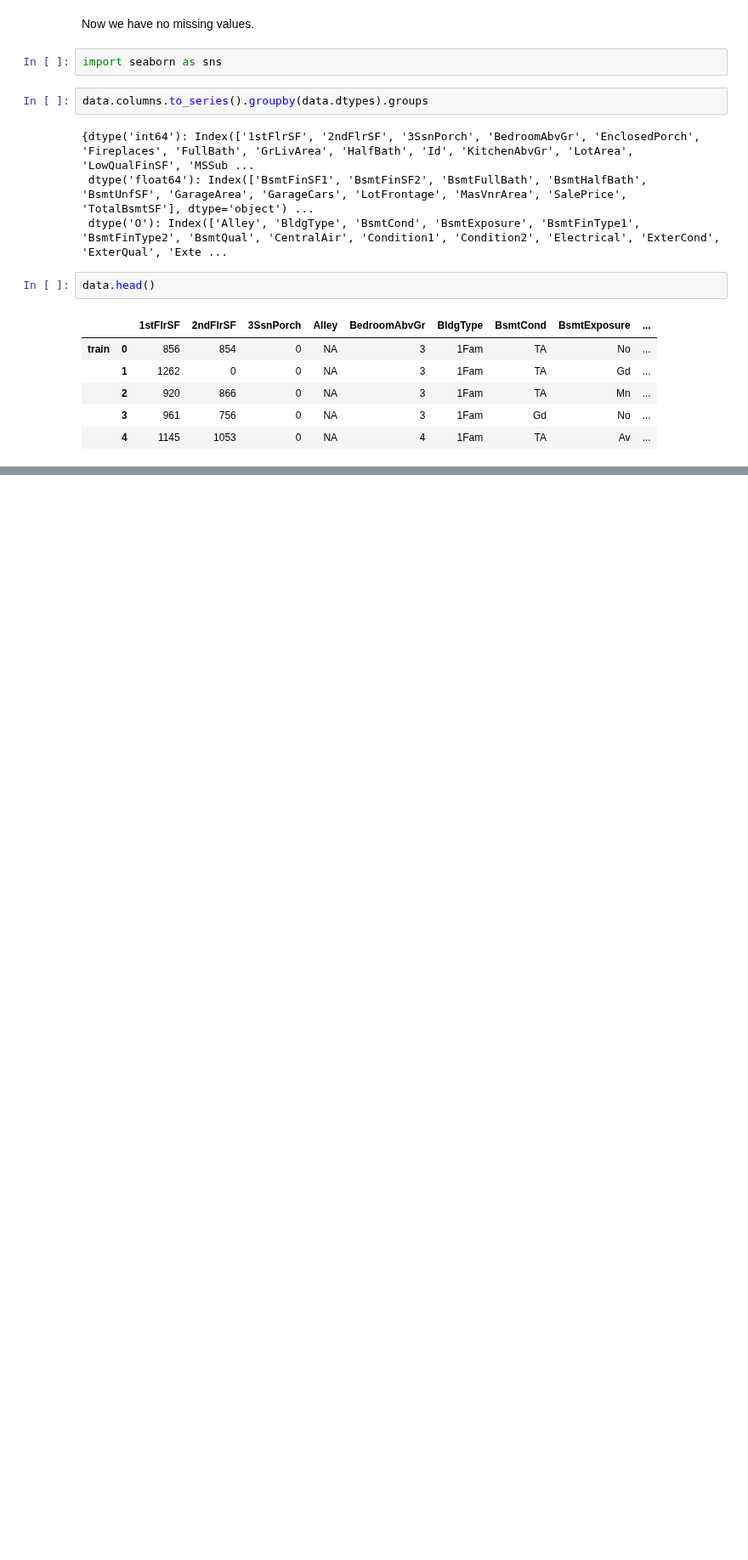
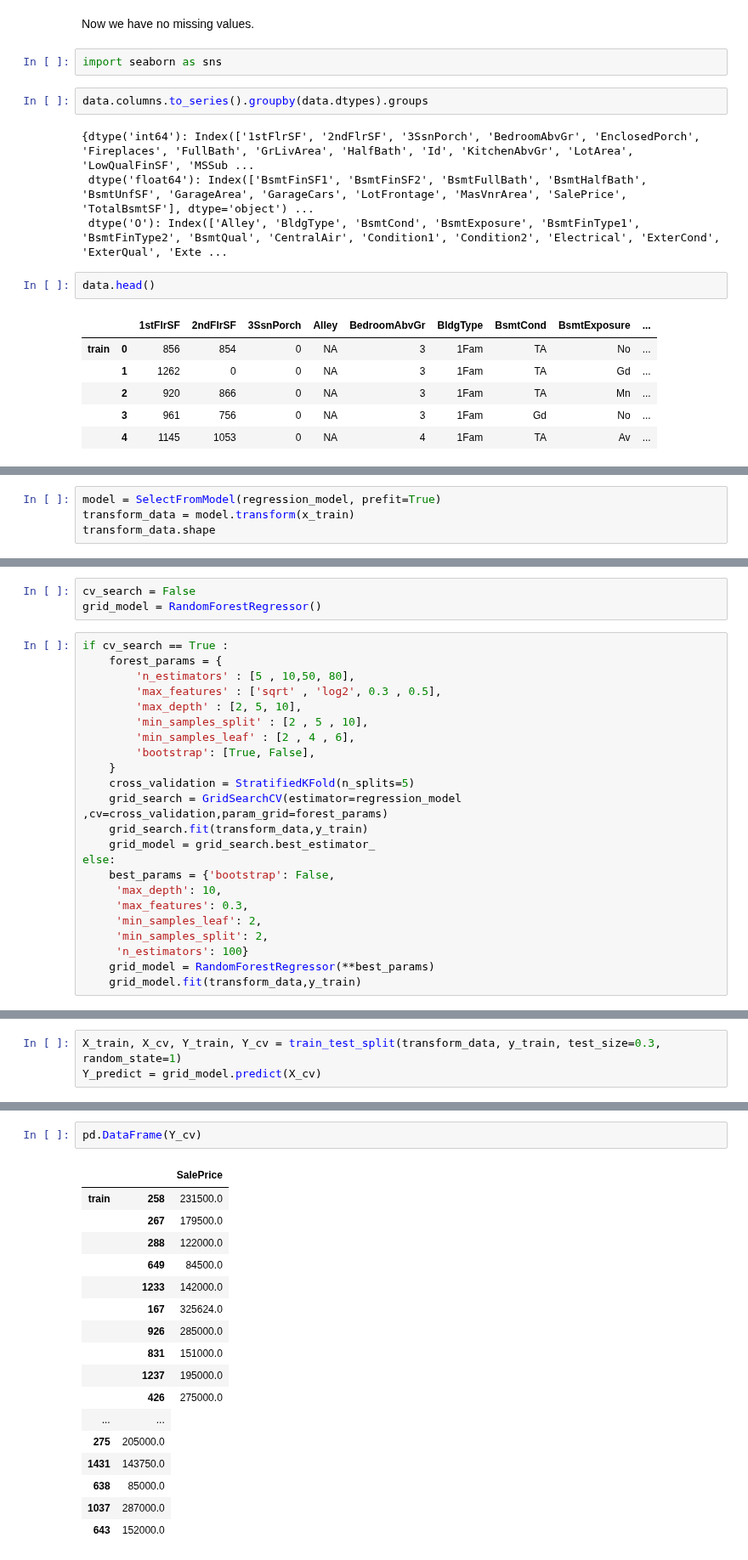
Before and after one commit to Qu1ckZ/MachineLearningPractice, a Jupyter notebook: Houses Prices.ipynb, the cells around one changed output, grey strips where cells are left out. Shown at 85% size. Saved outputs shown, nothing was run; the diff lists cells and outputs as text; blank space fills up the shorter version.

```diff
--- a/Houses Prices.ipynb
+++ b/Houses Prices.ipynb
@@ -117,0 +276,4 @@ data.head()
+# %%
+model = SelectFromModel(regression_model, prefit=True)
+transform_data = model.transform(x_train)
+transform_data.shape
@@ -117,0 +282,26 @@ data.head()
+# %%
+cv_search = False
+grid_model = RandomForestRegressor()
+# %%
+if cv_search == True :
+    forest_params = {
+        'n_estimators' : [5 , 10,50, 80],
+        'max_features' : ['sqrt' , 'log2', 0.3 , 0.5],
+        'max_depth' : [2, 5, 10],
+        'min_samples_split' : [2 , 5 , 10],
+        'min_samples_leaf' : [2 , 4 , 6],
+        'bootstrap': [True, False],
+    }
+    cross_validation = StratifiedKFold(n_splits=5)
+    grid_search = GridSearchCV(estimator=regression_model ,cv=cross_validation,param_grid=forest_params)
+    grid_search.fit(transform_data,y_train)
+    grid_model = grid_search.best_estimator_
+else:
+    best_params = {'bootstrap': False,
+     'max_depth': 10,
+     'max_features': 0.3,
+     'min_samples_leaf': 2,
+     'min_samples_split': 2,
+     'n_estimators': 100}
+    grid_model = RandomForestRegressor(**best_params)
+    grid_model.fit(transform_data,y_train)
@@ -117,0 +318,3 @@ data.head()
+# %%
+X_train, X_cv, Y_train, Y_cv = train_test_split(transform_data, y_train, test_size=0.3, random_state=1)
+Y_predict = grid_model.predict(X_cv)
@@ -117,0 +325,20 @@ data.head()
+# %%
+pd.DataFrame(Y_cv)
+# %% [output]
+|  |  | SalePrice |
+| train | 258 | 231500.0 |
+|  | 267 | 179500.0 |
+|  | 288 | 122000.0 |
+|  | 649 | 84500.0 |
+|  | 1233 | 142000.0 |
+|  | 167 | 325624.0 |
+|  | 926 | 285000.0 |
+|  | 831 | 151000.0 |
+|  | 1237 | 195000.0 |
+|  | 426 | 275000.0 |
+| ... | ... |
+| 275 | 205000.0 |
+| 1431 | 143750.0 |
+| 638 | 85000.0 |
+| 1037 | 287000.0 |
+| 643 | 152000.0 |
```
Also changed, not shown: parts of 24 cells of this notebook.
